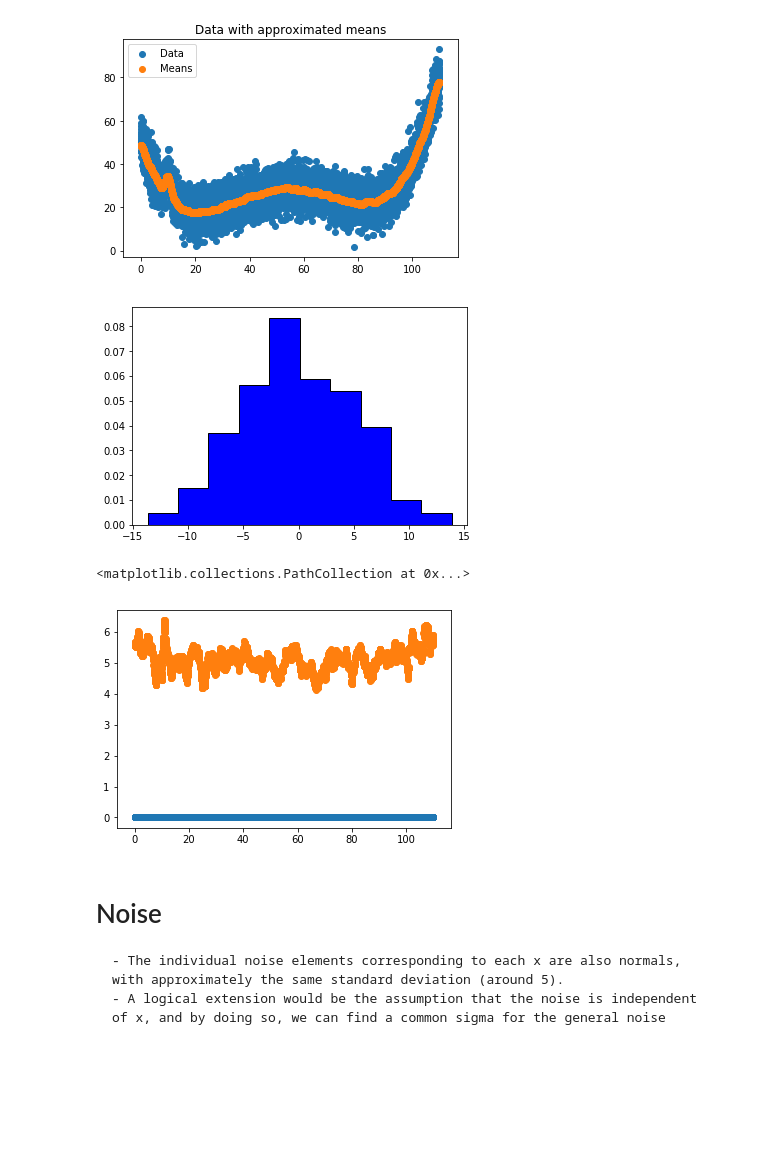
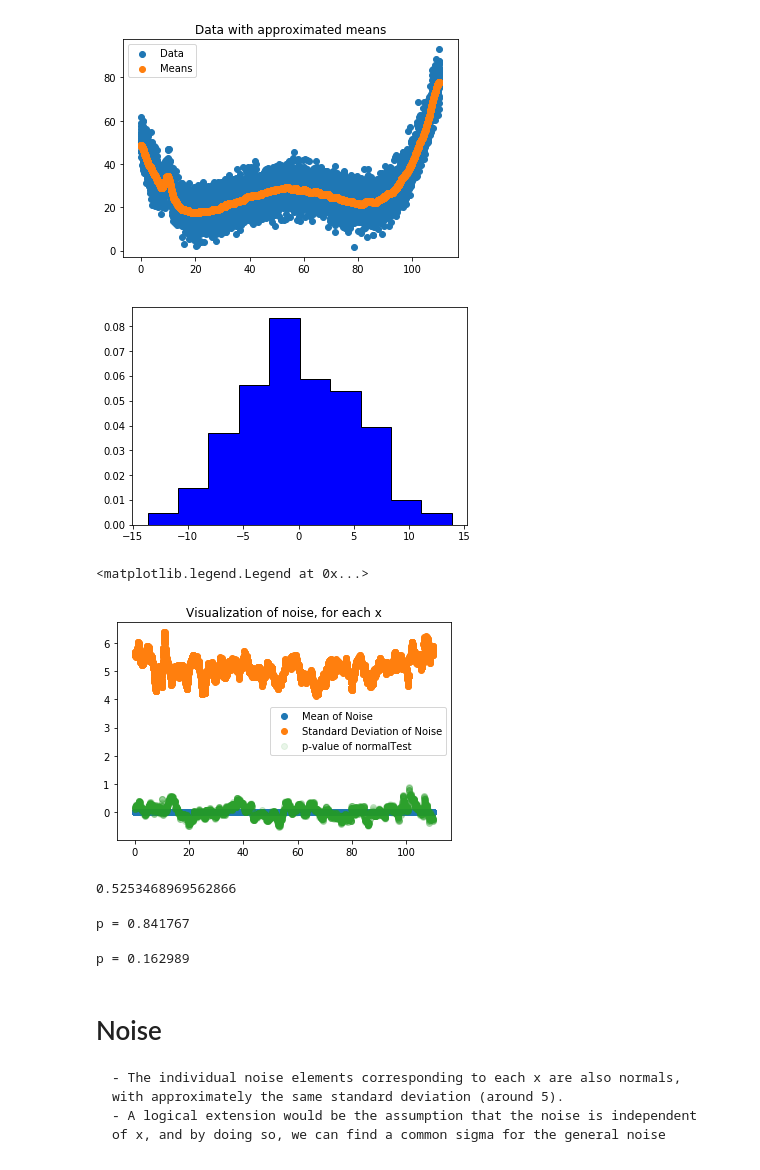
Before and after one commit to Siddhant24/ELL409, a Jupyter notebook: Assignment_2/Assignment 2.ipynb, the cells around one changed output. Drawn from its saved outputs; the diff is of its cells as text; code cells hidden in the pictures; blank space fills up the shorter version.

```diff
--- a/Assignment_2/Assignment 2.ipynb
+++ b/Assignment_2/Assignment 2.ipynb
@@ -204,7 +217,22 @@ def multiClassLogisticRegression(X_test, X_train, y_train, numClasses, numIterat
 
     return y_pred
 # %%
+%matplotlib notebook
+
+from mpl_toolkits.mplot3d import Axes3D
+fig = plt.figure()
+ax = fig.add_subplot(111, projection = '3d')
+
+
 (X_train, y_train, X_val, y_val, X_test, y_test) = prepareMedicalData()
+
+for y in range(np.max(y_train)+1):
+    X = X_train[np.where(y_train==y)[0]]
+    ax.scatter(X[:,0], X[:,1], X[:,2], label = str(y))
+
+
 y_pred = multiClassLogisticRegression(X_test, X_train, y_train, 3, 10000, 0.00001, 0.999)
 print("Accuracy, Logistic Regression, Medical Data (Test)", accuracy(y_pred, y_test))
+plt.title('Blood Test Data')
+plt.legend()
 # %% [output]
@@ -327,7 +367,8 @@ def sigmoidal_kernel(x,y, a = 1, theta = 0):
 
 class SVM(object):
 
-    def __init__(self, kernel=linear_kernel, C=None):
+    def __init__(self, kernel=linear_kernel, C=None, threshold = 1e-5):
+        self.threshold = threshold
         self.kernel = kernel
         self.C = C
         if self.C is not None: self.C = float(self.C)
@@ -362,7 +403,7 @@ class SVM(object):
         a = np.ravel(solution['x'])
 
         # Support vectors have non zero lagrange multipliers
-        sv = a > 1e-5
+        sv = a > self.threshold
         ind = np.arange(len(a))[sv]
         self.a = a[sv]
         self.sv = X[sv]
@@ -595,14 +635,16 @@ plt.legend()
 [interactive output not drawn]
 <matplotlib.legend.Legend at 0x...>
 # %%
+def polynomial_kernel(x, y, p=5):
+    return (1 + np.dot(x, y)) ** p
+
+
 (X_train, y_train, X_val, y_val, X_test, y_test) = prepareRailwayData(scale = 1)
-clf = SVM(C = .1)
+clf = SVM(kernel = polynomial_kernel, C = 0.0001, threshold = 1e-7)
 y_train = 2*y_train - 1
 y_test = 2*y_test - 1
 a = clf.fit(X_train, y_train)
 y_pred = clf.predict(X_test)
 print("Accuracy", accuracy(y_pred, y_test))
-print("Recall", recall(y_pred, y_test, 1))
-print("Precision", precision(y_pred, y_test, 1))
 # %% [output]
      pcost       dcost       gap    pres   dres
@@ -914,16 +959,41 @@ plt.legend()
 <matplotlib.legend.Legend at 0x...>
 [figure]
 # %%
+import scipy.stats
 fig = plt.hist(y_noises[5], color = 'blue', edgecolor = 'black', bins = int(10), histtype = 'stepfilled', density = True)
 plt.show()
 means = [np.mean(y_noises[i]) for i in range(len(y_noises))]
 variances = [np.std(y_noises[i]) for i in range(len(y_noises))]
-plt.scatter(X_train, means)
-plt.scatter(X_train, variances )
+pvalue = [scipy.stats.normaltest(y_noises[i])[1] for i in range(len(y_noises))]
+
+plt.scatter(X_train, means, label = 'Mean of Noise')
+plt.scatter(X_train, variances, label = 'Standard Deviation of Noise' )
+plt.scatter(X_train, skew, alpha = 0.1, label= 'p-value of normalTest')
+
+
+plt.title('Visualization of noise, for each x')
+plt.legend()
 # %% [output]
 [figure]
-<matplotlib.collections.PathCollection at 0x...>
+<matplotlib.legend.Legend at 0x...>
-[figure, old version]
+[figure, new version]
+# %%
+np.mean(pvalue)
+# %% [output]
+0.5253468969562866
+# %%
+alpha = 1e-3
+print("p = {:g}".format(p))
+#p = 3.27207e-11
+# %% [output]
+p = 0.841767
+# %%
+#a = np.random.normal(0, 1, size=100000)
+a = np.random.beta(1,2,size = 50)
+k2, p = scipy.stats.normaltest(a)
+print("p = {:g}".format(p))
+# %% [output]
+p = 0.162989
 # %% [markdown]
 # Noise
     - The individual noise elements corresponding to each x are also normals, with approximately the same standard deviation (around 5).
```
Also changed, not shown: parts of 15 cells of this notebook, 1 other file.
